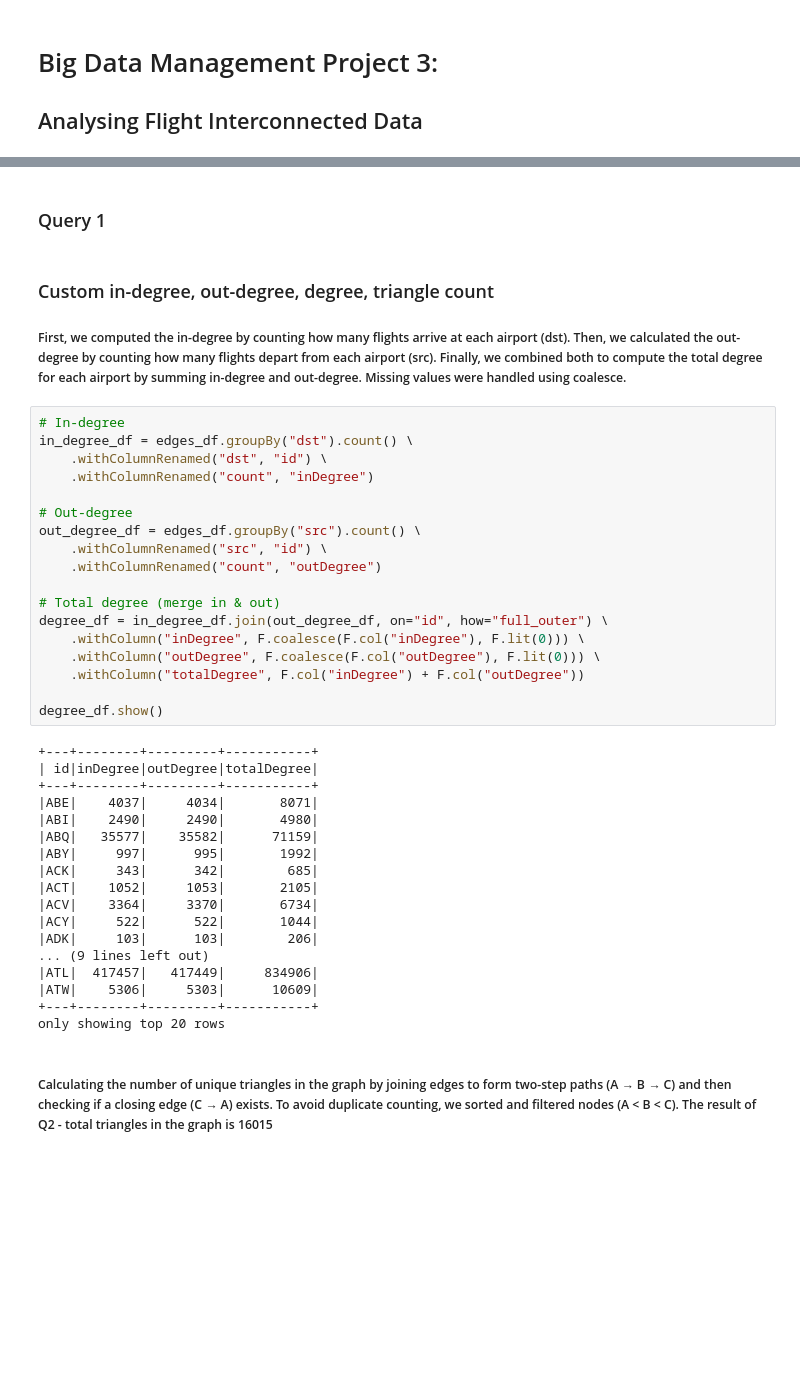
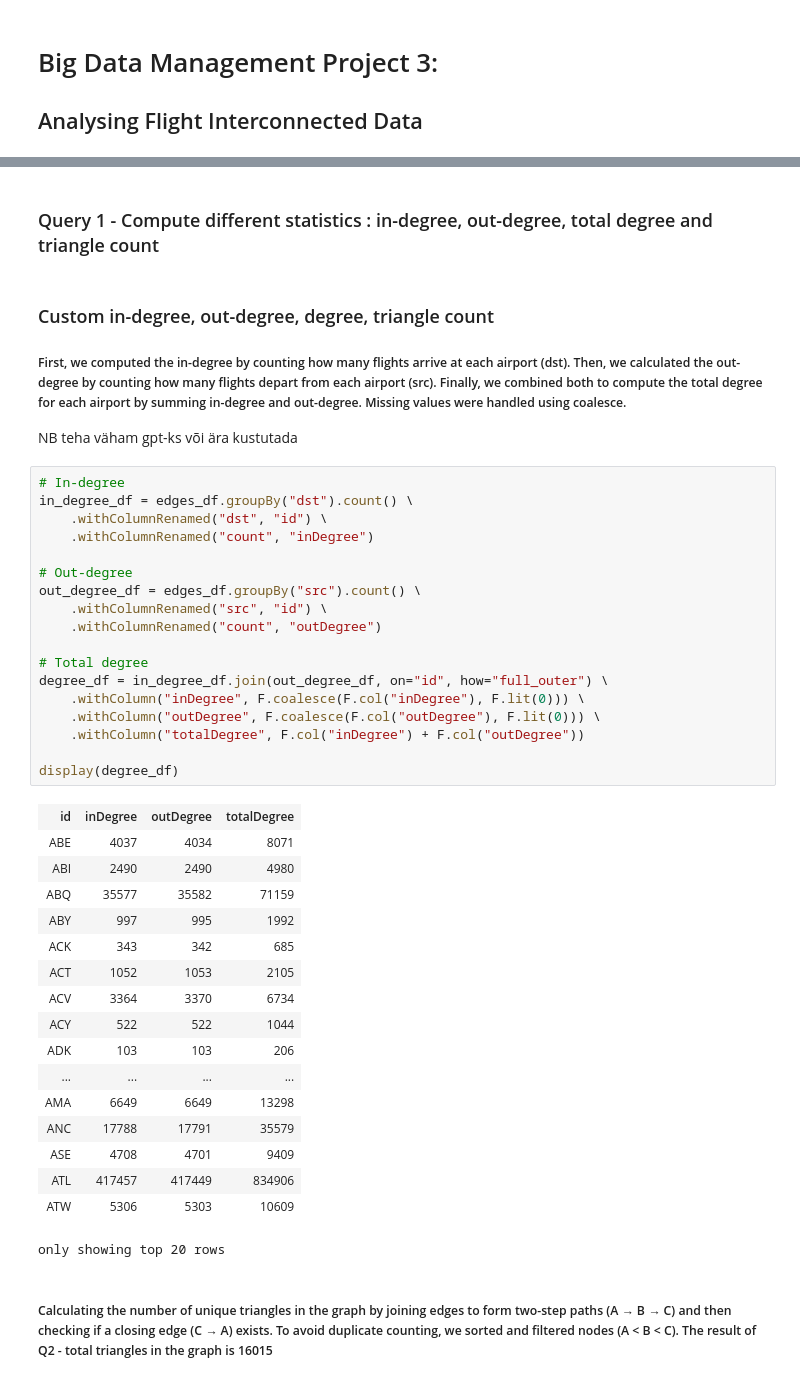
Before and after one commit to pirjo2/bdm-projects, a Jupyter notebook: Project_3/P3.ipynb, the cells around one changed output, grey strips where cells are left out. Cells and saved outputs as stored; diff of their text form; blank space fills up the shorter version.

```diff
--- a/Project_3/P3.ipynb
+++ b/Project_3/P3.ipynb
@@ -181,44 +138,45 @@ only showing top 20 rows
-# %% [markdown]
-### Query 1
+# %% [markdown]
+### Query 1 - Compute different statistics : in-degree, out-degree, total degree and triangle count
 # %% [markdown]
 ### Custom in-degree, out-degree, degree, triangle count
 
 ##### First, we computed the in-degree by counting how many flights arrive at each airport (dst). Then, we calculated the out-degree by counting how many flights depart from each airport (src). Finally, we combined both to compute the total degree for each airport by summing in-degree and out-degree. Missing values were handled using coalesce.
+NB teha väham gpt-ks või ära kustutada
 # %%
 # In-degree
 in_degree_df = edges_df.groupBy("dst").count() \
     .withColumnRenamed("dst", "id") \
     .withColumnRenamed("count", "inDegree")
 
 # Out-degree
 out_degree_df = edges_df.groupBy("src").count() \
     .withColumnRenamed("src", "id") \
     .withColumnRenamed("count", "outDegree")
 
-# Total degree (merge in & out)
+# Total degree
 degree_df = in_degree_df.join(out_degree_df, on="id", how="full_outer") \
     .withColumn("inDegree", F.coalesce(F.col("inDegree"), F.lit(0))) \
     .withColumn("outDegree", F.coalesce(F.col("outDegree"), F.lit(0))) \
     .withColumn("totalDegree", F.col("inDegree") + F.col("outDegree"))
 
-degree_df.show()
+display(degree_df)
 # %% [output]
+| id | inDegree | outDegree | totalDegree |
+| ABE | 4037 | 4034 | 8071 |
+| ABI | 2490 | 2490 | 4980 |
+| ABQ | 35577 | 35582 | 71159 |
+| ABY | 997 | 995 | 1992 |
+| ACK | 343 | 342 | 685 |
+| ACT | 1052 | 1053 | 2105 |
+| ACV | 3364 | 3370 | 6734 |
+| ACY | 522 | 522 | 1044 |
+| ADK | 103 | 103 | 206 |
+| ... | ... | ... | ... |
+| AMA | 6649 | 6649 | 13298 |
+| ANC | 17788 | 17791 | 35579 |
+| ASE | 4708 | 4701 | 9409 |
+| ATL | 417457 | 417449 | 834906 |
+| ATW | 5306 | 5303 | 10609 |
-+---+--------+---------+-----------+
-| id|inDegree|outDegree|totalDegree|
-+---+--------+---------+-----------+
-|ABE|    4037|     4034|       8071|
-|ABI|    2490|     2490|       4980|
-|ABQ|   35577|    35582|      71159|
-|ABY|     997|      995|       1992|
-|ACK|     343|      342|        685|
-|ACT|    1052|     1053|       2105|
-|ACV|    3364|     3370|       6734|
-|ACY|     522|      522|       1044|
-|ADK|     103|      103|        206|
-... (9 lines left out)
-|ATL|  417457|   417449|     834906|
-|ATW|    5306|     5303|      10609|
-+---+--------+---------+-----------+
 only showing top 20 rows
 # %% [markdown]
 ##### Calculating the number of unique triangles in the graph by joining edges to form two-step paths (A → B → C) and then checking if a closing edge (C → A) exists. To avoid duplicate counting, we sorted and filtered nodes (A < B < C). The result of Q2 - total triangles in the graph is 16015
```
Also changed, not shown: parts of 23 cells of this notebook.
